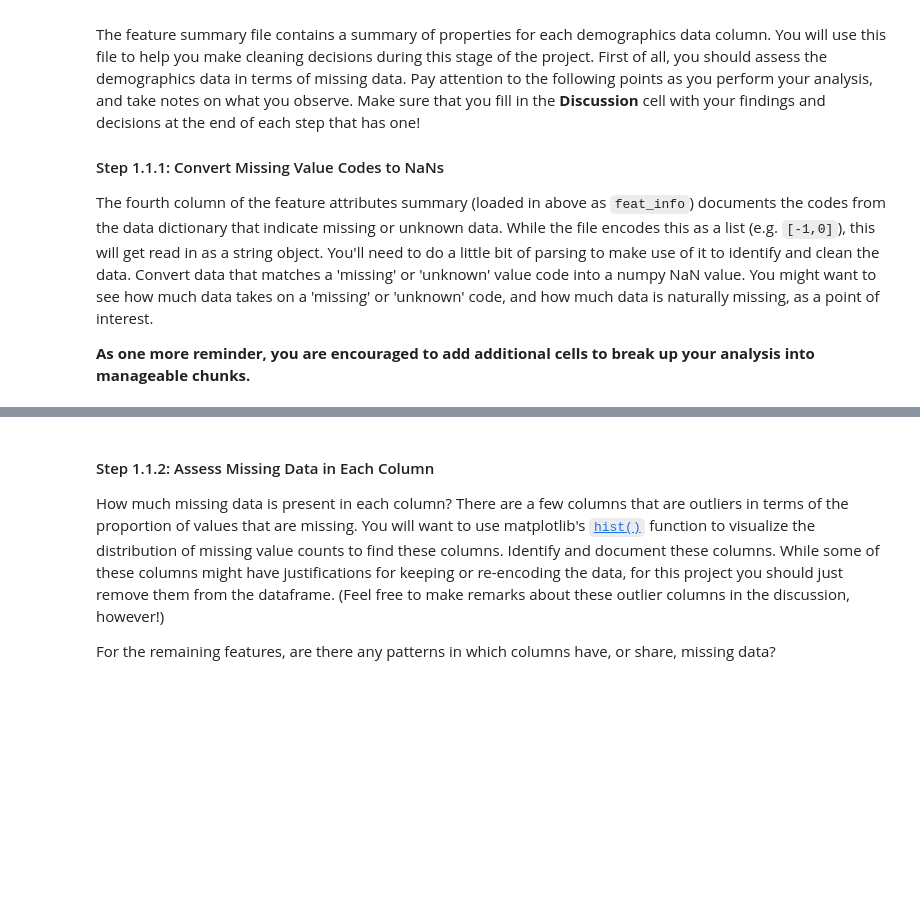
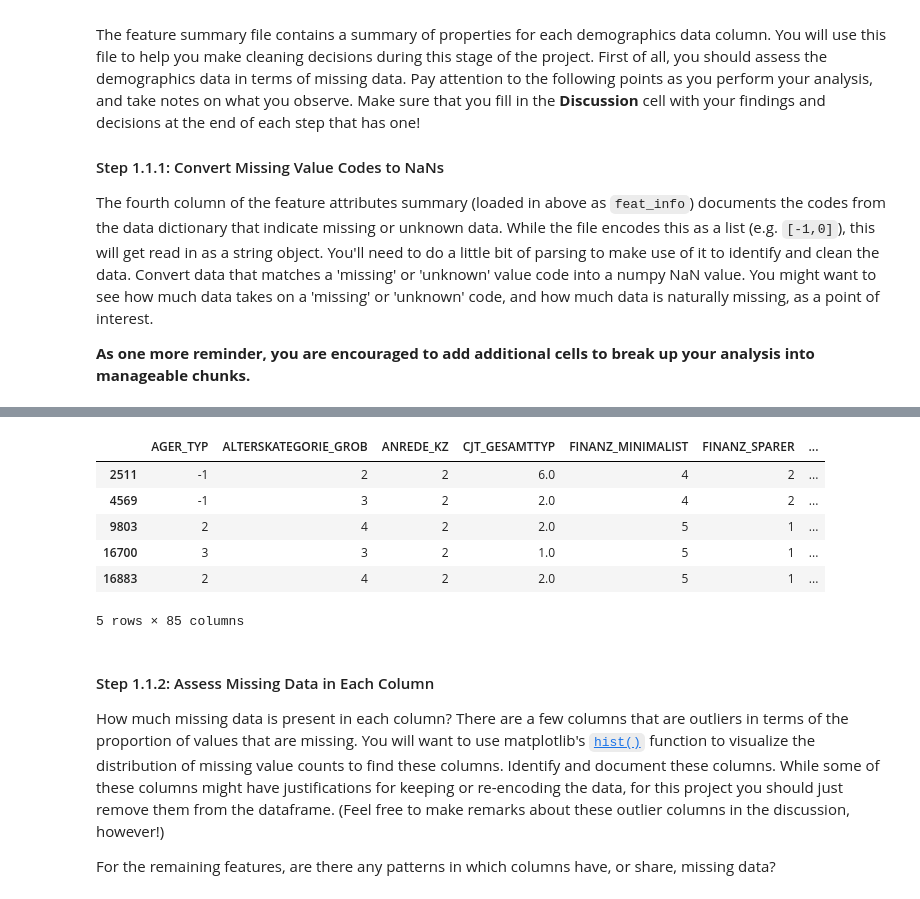
Before and after one commit to kennethn/machine-learning-nanodegree, a Jupyter notebook: p2_customer_segments/Identify_Customer_Segments.ipynb, the cells around one changed output, grey strips where cells are left out. Drawn from its saved outputs; the diff is of its cells as text; code cells hidden in the pictures; blank space fills up the shorter version.

```diff
--- a/p2_customer_segments/Identify_Customer_Segments.ipynb
+++ b/p2_customer_segments/Identify_Customer_Segments.ipynb
@@ -122,3 +142,13 @@ The fourth column of the feature attributes summary (loaded in above as `feat_in
+# %%
+azdias.query('CAMEO_DEU_2015 == "XX"').head()
+# %% [output]
+|  | AGER_TYP | ALTERSKATEGORIE_GROB | ANREDE_KZ | CJT_GESAMTTYP | FINANZ_MINIMALIST | FINANZ_SPARER | ... |
+| 2511 | -1 | 2 | 2 | 6.0 | 4 | 2 | ... |
+| 4569 | -1 | 3 | 2 | 2.0 | 4 | 2 | ... |
+| 9803 | 2 | 4 | 2 | 2.0 | 5 | 1 | ... |
+| 16700 | 3 | 3 | 2 | 1.0 | 5 | 1 | ... |
+| 16883 | 2 | 4 | 2 | 2.0 | 5 | 1 | ... |
+5 rows × 85 columns
 # %% [markdown]
 #### Step 1.1.2: Assess Missing Data in Each Column
 
```
Also changed, not shown: parts of 1 cell of this notebook, 1 other file.
